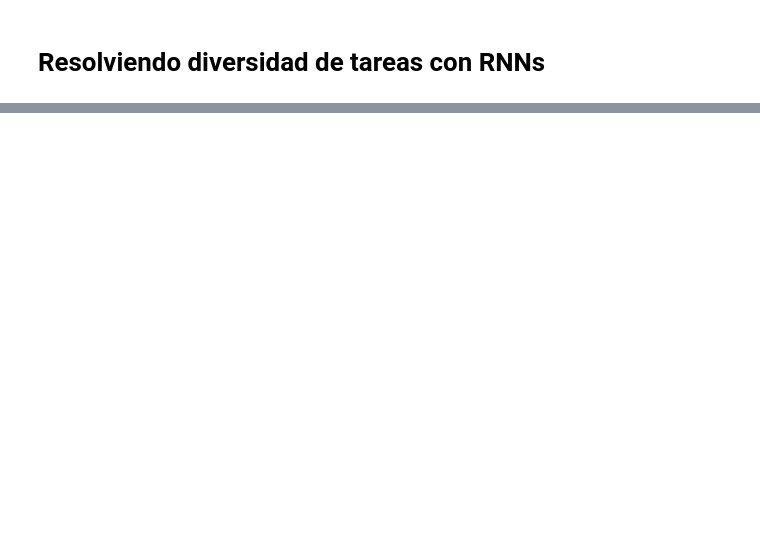
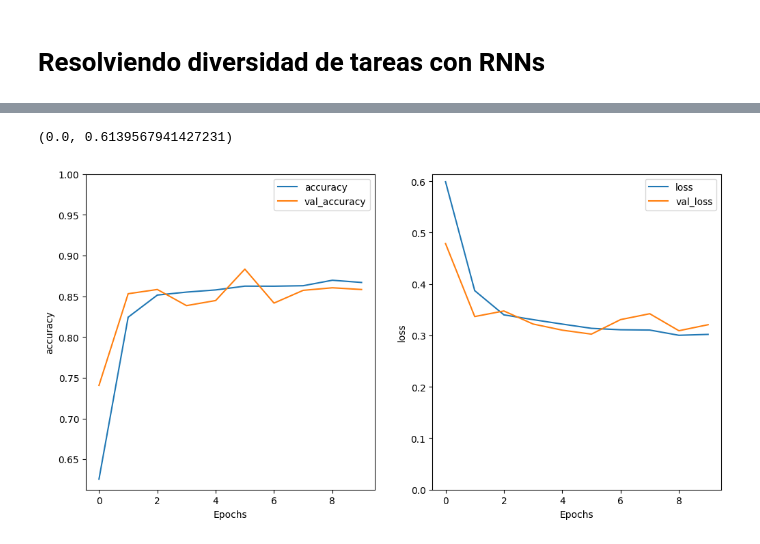
Before and after one commit to jeffersonrodriguezc/deep-learning-en-3-semanas, a Jupyter notebook: semana_2/notebooks/Nb_2b_Resolviendo_desafios_con_RNNs_usando_keras.ipynb, the cells around one changed output, grey strips where cells are left out. Drawn from its saved outputs; the diff is of its cells as text; code cells hidden in the pictures; blank space fills up the shorter version.

```diff
--- a/semana_2/notebooks/Nb_2b_Resolviendo_desafios_con_RNNs_usando_keras.ipynb
+++ b/semana_2/notebooks/Nb_2b_Resolviendo_desafios_con_RNNs_usando_keras.ipynb
@@ -432,0 +224,4 @@ visualizacion_feature_maps(cnn_keras, image=X_test[randint(0, 100),:,:,:])
+# %%
+dataset, info = tfds.load('imdb_reviews', with_info=True,
+                          as_supervised=True)
+train_dataset, test_dataset = dataset['train'], dataset['test']
@@ -432,0 +249,9 @@ visualizacion_feature_maps(cnn_keras, image=X_test[randint(0, 100),:,:,:])
+# %%
+BUFFER_SIZE = 10000
+BATCH_SIZE = 32
+
+# optimización para train
+train_dataset = train_dataset.shuffle(BUFFER_SIZE).batch(BATCH_SIZE).prefetch(tf.data.AUTOTUNE)
+
+# optimización para test
+test_dataset = test_dataset.batch(BATCH_SIZE).prefetch(tf.data.AUTOTUNE)
@@ -432,0 +303,7 @@ visualizacion_feature_maps(cnn_keras, image=X_test[randint(0, 100),:,:,:])
+# %%
+VOCAB_SIZE = 1000
+encoder = tf.keras.layers.TextVectorization(
+    max_tokens=VOCAB_SIZE)
+
+# Crea la capa y pasa el texto del conjunto de datos al método .adapt de la capa
+encoder.adapt(train_dataset.map(lambda text, label: text))
@@ -432,0 +439,4 @@ visualizacion_feature_maps(cnn_keras, image=X_test[randint(0, 100),:,:,:])
+# %%
+history = model.fit(train_dataset, epochs=10,
+                    validation_data=test_dataset,
+                    validation_steps=30)
@@ -432,0 +473,11 @@ visualizacion_feature_maps(cnn_keras, image=X_test[randint(0, 100),:,:,:])
+# %%
+plt.figure(figsize=(12, 6))
+plt.subplot(1, 2, 1)
+plot_graphs(history, 'accuracy')
+plt.ylim(None, 1)
+plt.subplot(1, 2, 2)
+plot_graphs(history, 'loss')
+plt.ylim(0, None)
+# %% [output]
+(0.0, 0.6139567941427231)
+[figure, added]
```
Also changed, not shown: parts of 95 cells of this notebook.
